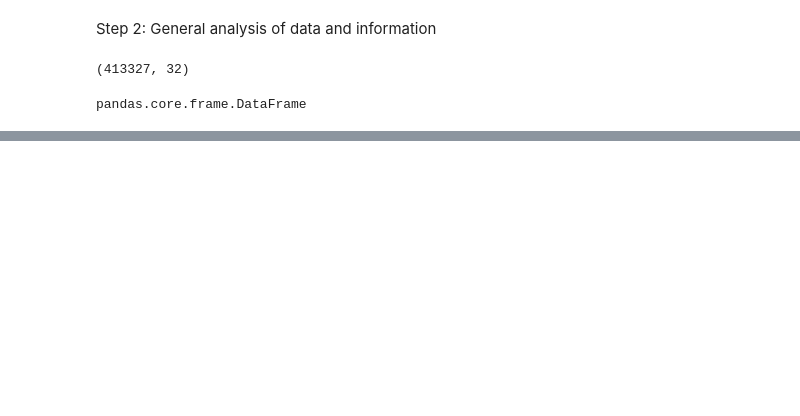
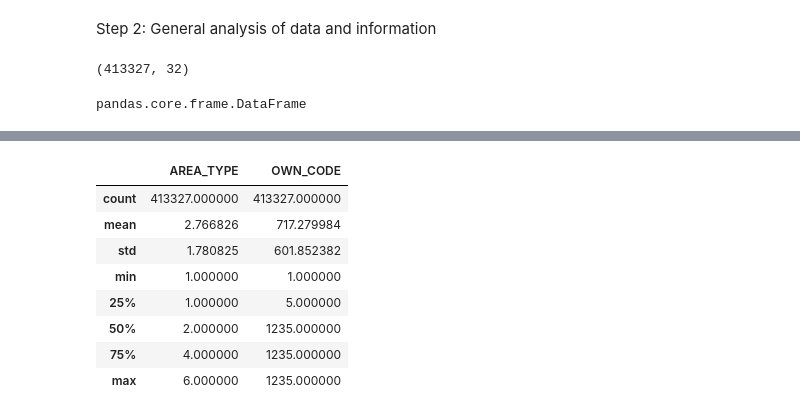
Before and after one commit to LaoLujan/CA1-DataVisulization-LauraLujan, a Jupyter notebook: CA1. Version1.ipynb, the cells around one changed output, grey strips where cells are left out. Cells and saved outputs as stored; diff of their text form; code cells hidden in the pictures; blank space fills up the shorter version.

```diff
--- a/CA1. Version1.ipynb
+++ b/CA1. Version1.ipynb
@@ -30,3 +54,15 @@ data.head()
+# %%
+data.describe()
+# %% [output]
+|  | AREA_TYPE | OWN_CODE |
+| count | 413327.000000 | 413327.000000 |
+| mean | 2.766826 | 717.279984 |
+| std | 1.780825 | 601.852382 |
+| min | 1.000000 | 1.000000 |
+| 25% | 1.000000 | 5.000000 |
+| 50% | 2.000000 | 1235.000000 |
+| 75% | 4.000000 | 1235.000000 |
+| max | 6.000000 | 1235.000000 |
 # %% [markdown]
 Step 3:
 Based on analysis, define what do you want to knwo about the data set, create some possible questions to answear
```
Also changed, not shown: parts of 10 cells of this notebook, 1 other file.
